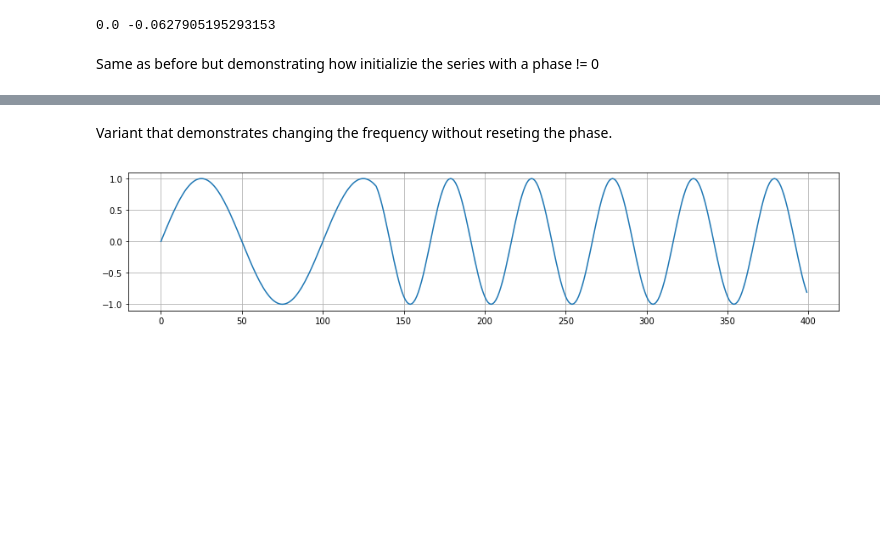
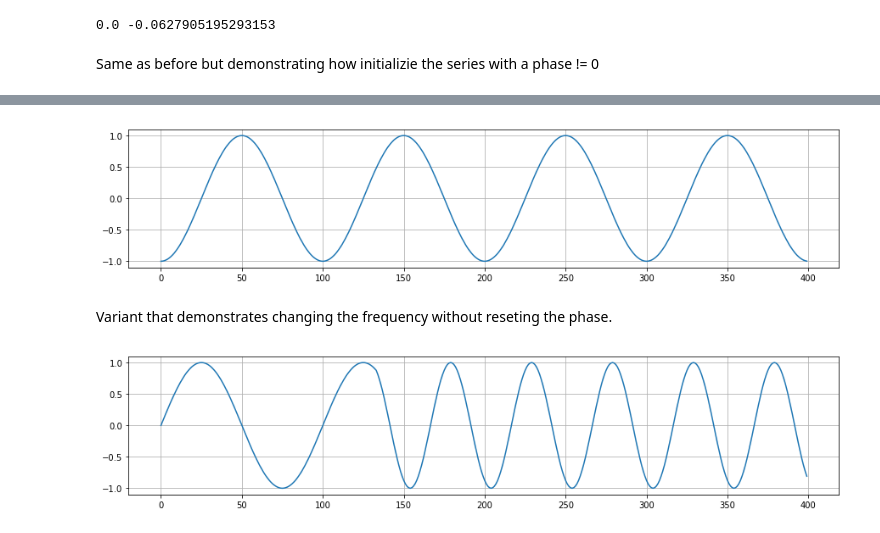
Before and after one commit to Buzztrax/design, a Jupyter notebook: dsp/Fast Sine Series.ipynb, the cells around one changed output, grey strips where cells are left out. Cells and saved outputs as stored; diff of their text form; code cells hidden in the pictures; blank space fills up the shorter version.

```diff
--- a/dsp/Fast Sine Series.ipynb
+++ b/dsp/Fast Sine Series.ipynb
@@ -84,3 +83,21 @@ show()
+# %%
+phase = pi / 2.0
+sk = sin(-phase)
+ck = cos(-phase)
+s1 = sin(phase_inc)
+c1 = cos(phase_inc)
+v = []
+for i in range(l):
+    v.append(sk)
+    skk = c1 * sk + s1 * ck
+    ck = c1 * ck - s1 * sk
+    sk = skk
+
+plot(v)
+grid(True)
+show()
+# %% [output]
+[figure, added]
 # %% [markdown]
 Variant that demonstrates changing the frequency without reseting the phase.
 # %%
```
Also changed, not shown: parts of 2 cells of this notebook, 1 other file.
